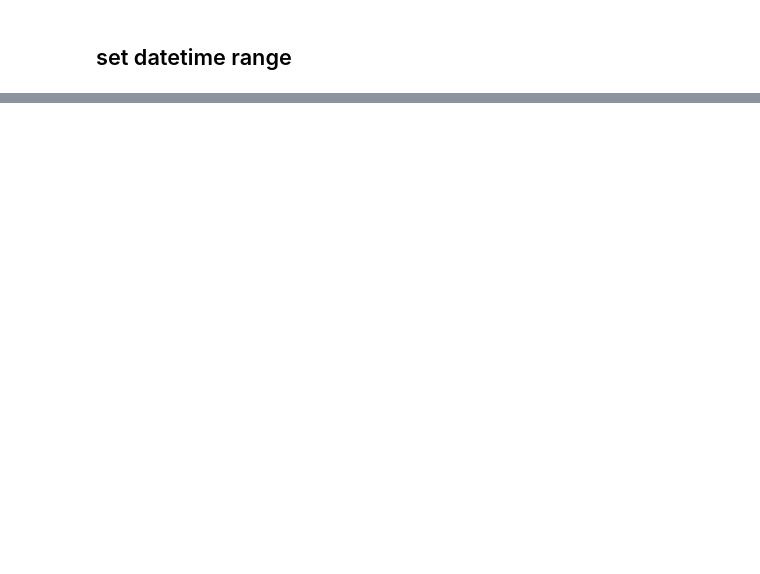
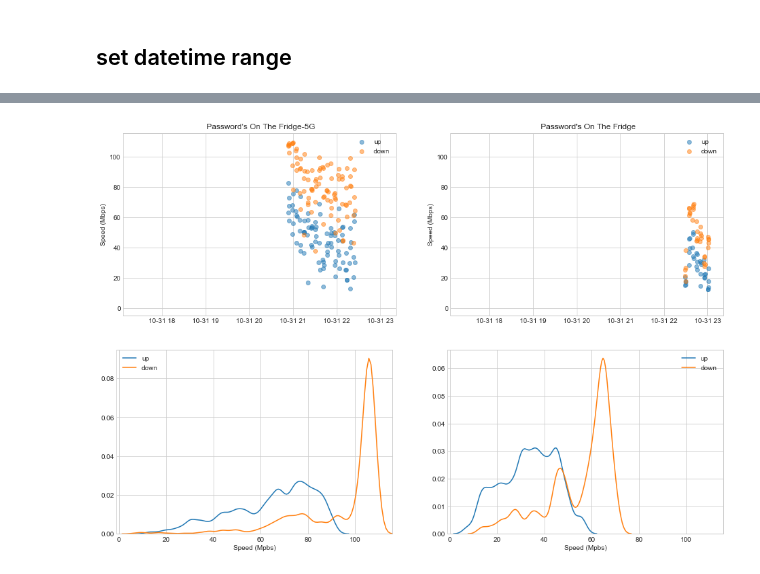
Before and after one commit to areichel90/network_analysis, a Jupyter notebook: Untitled.ipynb, the cells around one changed output, grey strips where cells are left out. Cells and saved outputs as stored; diff of their text form; code cells hidden in the pictures; blank space fills up the shorter version.

```diff
--- a/Untitled.ipynb
+++ b/Untitled.ipynb
@@ -109,0 +158,38 @@ ax3.set_xlabel('WiFi Speed (Mbps)');
+# %%
+fig1 = plt.figure(figsize=(16,5))
+fig2 = plt.figure(figsize=(16,5))
+
+window = 6  # hours
+df_ = df[df.test_time>=datetime.datetime.now() - datetime.timedelta(hours=window)]
+df_ = df_.dropna()
+
+for c,ssid in enumerate(df_.device_ssid.unique()):
+    #plot_num = df_.device_ssid.nunique() - c
+    plot_num = c+1
+    #print(ssid, plot_num)
+    ssid_df = df[df.device_ssid==ssid]
+    ax1 = fig1.add_subplot(1, df_.device_ssid.nunique(), plot_num)
+    ax2 = fig2.add_subplot(1, df_.device_ssid.nunique(), plot_num)
+    plot_num+=1
+
+    for i in ssid_df[['up','down']]:
+        ''' scatter plot '''
+        x,y = ssid_df.test_time, ssid_df[i]
+        ax1.scatter(x.values, y,
+                  alpha=0.5)
+        #ax1.set_xticks(x_range)
+        ax1.set_xlim(datetime.datetime.now() - datetime.timedelta(hours=window),
+                    datetime.datetime.now()+datetime.timedelta(hours=.25))
+        ax1.set_ylim(-5, df.down.max()+5)
+        ax1.title.set_text(ssid)
+        ax1.legend()
+        ''' kde plots '''
+        sns.kdeplot(ssid_df[i], bw=2)
+        ax2.set_xlabel('Speed (Mpbs)')
+        ax2.set_xlim(-1, df.down.max()+5)
+    ax1.set_ylabel('Speed (Mbps)')
+
+        #sns.kdeplot(data=ssid_df[i])
+# %% [output]
+[figure, added]
+[figure, added]
```
Also changed, not shown: parts of 6 cells of this notebook.
